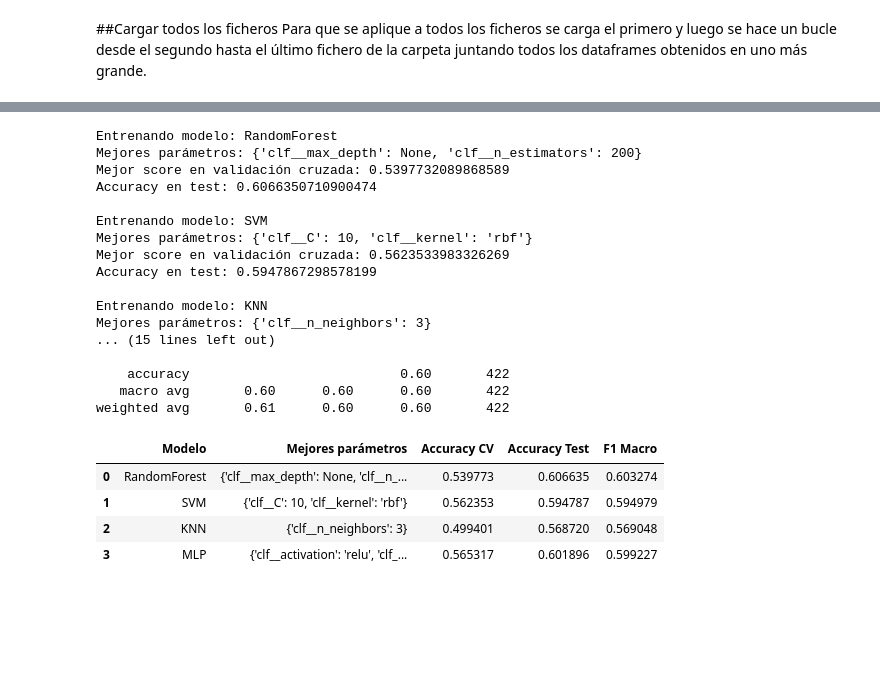
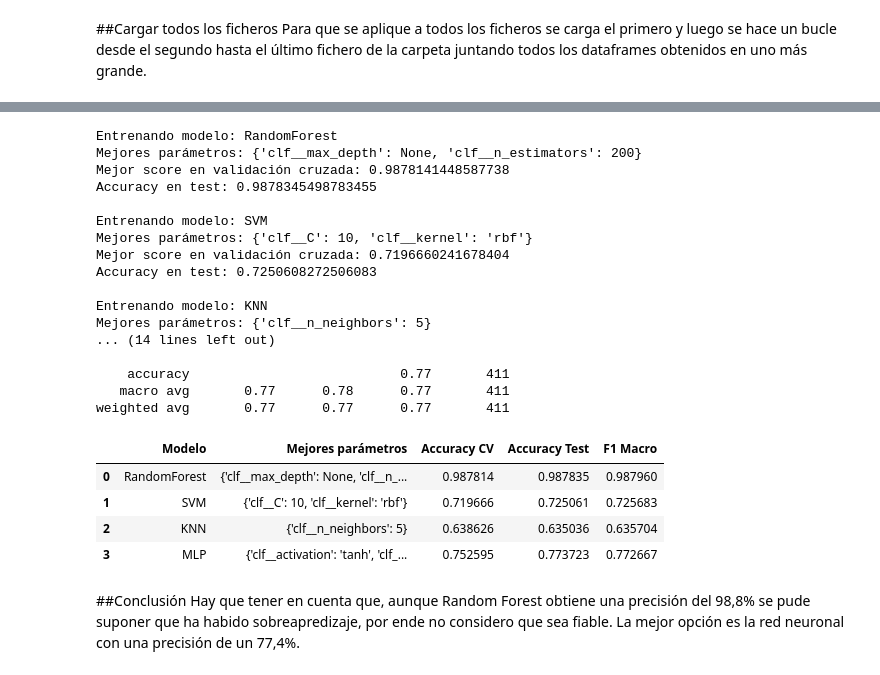
Before and after one commit to loleandote22/PruebasAprendizaje, a Jupyter notebook: Ejercicio.ipynb, the cells around one changed output, grey strips where cells are left out. Drawn from its saved outputs; the diff is of its cells as text; code cells hidden in the pictures; blank space fills up the shorter version.

```diff
--- a/Ejercicio.ipynb
+++ b/Ejercicio.ipynb
@@ -96,13 +96,13 @@ He probado con 4
 # %%
 def ventaneo(datos):
   intervalo = 256
-  segundos  = 2
+  segundos  = 4
   ventana = segundos*intervalo
   ventanal = []
   indice = 0
-  for i in range (0, len(datos) - ventana + 1, ventana):
+  for i in range (0, len(datos) - ventana + 1, ventana//2):
     indice = i+ventana
-    ventanal.append(datos[i:i+ventana])
+    ventanal.append(datos[i:indice])
   if indice < len(datos):
     ventanal.append(datos[indice:])
   return ventanal
@@ -191,5 +239,5 @@ plt.show()
 # %%
-X_train, X_test, y_train, y_test = train_test_split(X_pca, y, test_size=0.2, random_state=42)
+X_train, X_test, y_train, y_test = train_test_split(X, y, test_size=0.2, random_state=42)
 pipelines = {
     'RandomForest': Pipeline([
         ('scaler', StandardScaler()),
@@ -232,44 +280,47 @@ for name in pipelines:
     grid = GridSearchCV(pipelines[name], param_grid[name], cv=5, n_jobs=-1, scoring='accuracy')
     grid.fit(X_train, y_train)
     best_models[name] = grid
     print("Mejores parámetros:", grid.best_params_)
     print("Mejor score en validación cruzada:", grid.best_score_)
 
     # Evaluación final en el conjunto de prueba
     y_pred = grid.predict(X_test)
     print("Accuracy en test:", accuracy_score(y_test, y_pred))
     reporte = classification_report(y_test, y_pred, output_dict=True, zero_division=0)
     resultados.append({
         "Modelo": name,
         "Mejores parámetros": grid.best_params_,
         "Accuracy CV": grid.best_score_,
         "Accuracy Test": accuracy_score(y_test, y_pred),
         "F1 Macro": reporte["macro avg"]["f1-score"]
     })
-print("Accuracy:", accuracy_score(y_test, y_pred))
 print("\nClassification report:\n", classification_report(y_test, y_pred))
 df_resultados = pd.DataFrame(resultados)
 display(df_resultados)
 # %% [output]
 Entrenando modelo: RandomForest
 Mejores parámetros: {'clf__max_depth': None, 'clf__n_estimators': 200}
-Mejor score en validación cruzada: 0.5397732089868589
-Accuracy en test: 0.6066350710900474
+Mejor score en validación cruzada: 0.9878141448587738
+Accuracy en test: 0.9878345498783455
 
 Entrenando modelo: SVM
 Mejores parámetros: {'clf__C': 10, 'clf__kernel': 'rbf'}
-Mejor score en validación cruzada: 0.5623533983326269
-Accuracy en test: 0.5947867298578199
+Mejor score en validación cruzada: 0.7196660241678404
+Accuracy en test: 0.7250608272506083
 
 Entrenando modelo: KNN
-Mejores parámetros: {'clf__n_neighbors': 3}
-... (15 lines left out)
+Mejores parámetros: {'clf__n_neighbors': 5}
+... (14 lines left out)
 
-    accuracy                           0.60       422
-   macro avg       0.60      0.60      0.60       422
-weighted avg       0.61      0.60      0.60       422
+    accuracy                           0.77       411
+   macro avg       0.77      0.78      0.77       411
+weighted avg       0.77      0.77      0.77       411
 |  | Modelo | Mejores parámetros | Accuracy CV | Accuracy Test | F1 Macro |
-| 0 | RandomForest | {'clf__max_depth': None, 'clf__n_... | 0.539773 | 0.606635 | 0.603274 |
-| 1 | SVM | {'clf__C': 10, 'clf__kernel': 'rbf'} | 0.562353 | 0.594787 | 0.594979 |
-| 2 | KNN | {'clf__n_neighbors': 3} | 0.499401 | 0.568720 | 0.569048 |
-| 3 | MLP | {'clf__activation': 'relu', 'clf_... | 0.565317 | 0.601896 | 0.599227 |
+| 0 | RandomForest | {'clf__max_depth': None, 'clf__n_... | 0.987814 | 0.987835 | 0.987960 |
+| 1 | SVM | {'clf__C': 10, 'clf__kernel': 'rbf'} | 0.719666 | 0.725061 | 0.725683 |
+| 2 | KNN | {'clf__n_neighbors': 5} | 0.638626 | 0.635036 | 0.635704 |
+| 3 | MLP | {'clf__activation': 'tanh', 'clf_... | 0.752595 | 0.773723 | 0.772667 |
+# %% [markdown]
+##Conclusión
+Hay que tener en cuenta que, aunque Random Forest obtiene una precisión del 98,8% se pude suponer que ha habido sobreapredizaje, por ende no considero que sea fiable.
+La mejor opción es la red neuronal con una precisión de un 77,4%.
```
Also changed, not shown: parts of 10 cells of this notebook.
